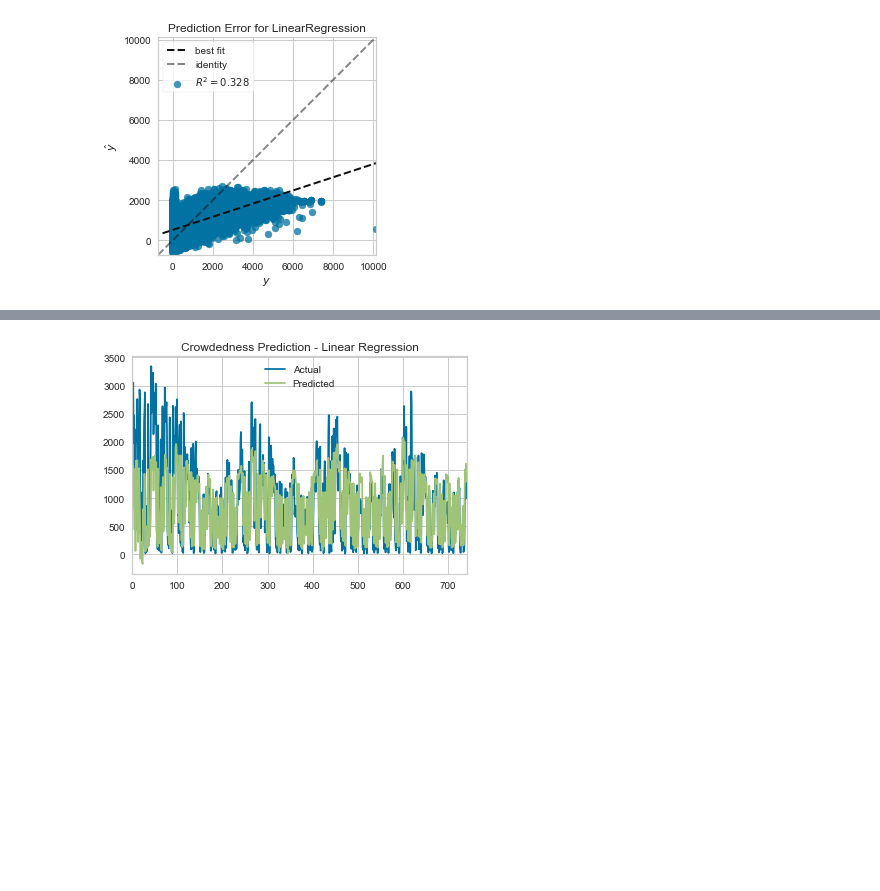
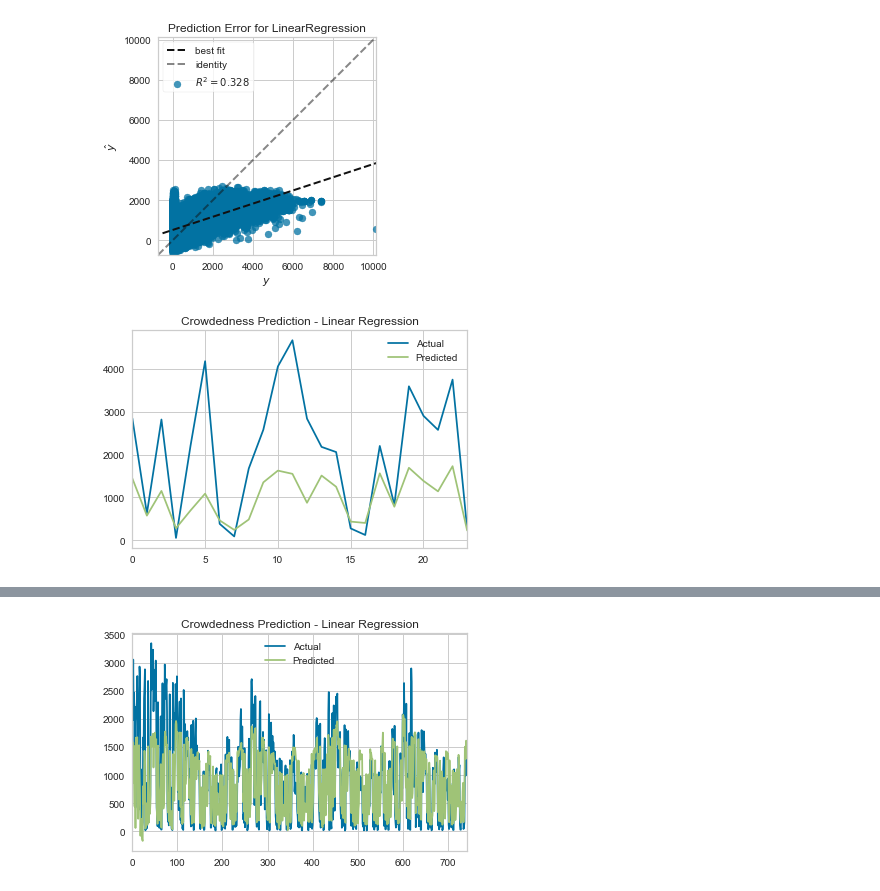
Before and after one commit to LeDon96/CrowdednessPrediction, a Jupyter notebook: Jupyter Notebooks/Regression Models.ipynb, the cells around one changed output, grey strips where cells are left out. Saved outputs shown, nothing was run; the diff lists cells and outputs as text; code cells hidden in the pictures; blank space fills up the shorter version.

```diff
--- a/Jupyter Notebooks/Regression Models.ipynb
+++ b/Jupyter Notebooks/Regression Models.ipynb
@@ -74,3 +75,15 @@ g = visualizer.poof()
 R^2 Score:  0.3284402553322785
 RMSE:  848.6575799263707
 [figure]
+# %%
+#Time series
+time_pred_test_base = base.predict(x_test_series)
+
+time_pred_series_test_base = pd.Series(time_pred_test_base)
+time_real_series_test_base = pd.Series(y_test_series)
+
+time_real_series_test_base.plot(legend=True, label="Actual")
+time_pred_series_test_base.plot(legend=True, title='Crowdedness Prediction - Linear Regression', label="Predicted")
+plt.show()
+# %% [output]
+[figure, added]
```
Also changed, not shown: parts of 14 cells of this notebook, 1 other file.
